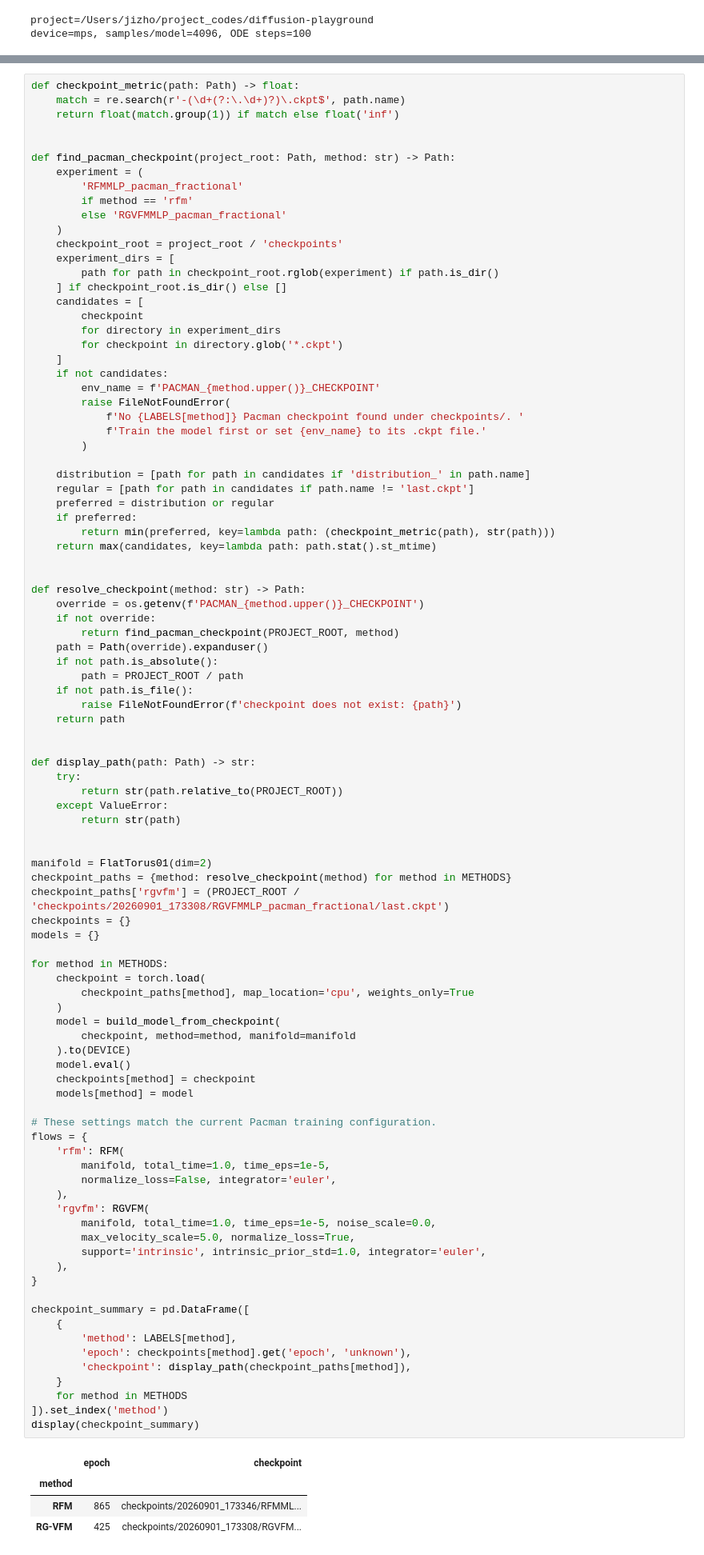
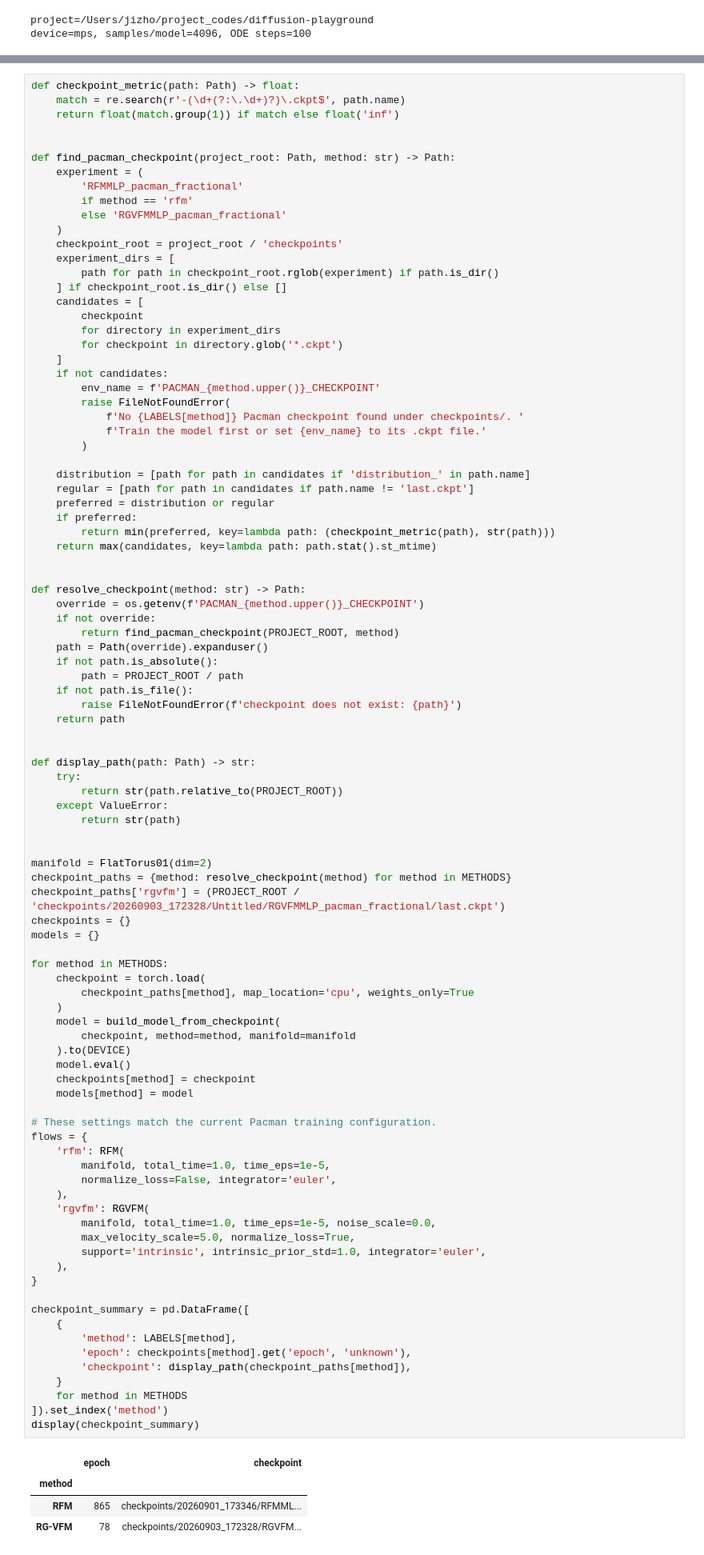
Before and after one commit to MateosCz/diffusion-playground, a Jupyter notebook: pacman_rfm_rgvfm_analysis.ipynb, the cells around one changed output, grey strips where cells are left out. Shown at 80% size. Drawn from its saved outputs; the diff is of its cells as text.

```diff
--- a/pacman_rfm_rgvfm_analysis.ipynb
+++ b/pacman_rfm_rgvfm_analysis.ipynb
@@ -116,7 +116,7 @@ def display_path(path: Path) -> str:
 
 manifold = FlatTorus01(dim=2)
 checkpoint_paths = {method: resolve_checkpoint(method) for method in METHODS}
-checkpoint_paths['rgvfm'] = (PROJECT_ROOT / 'checkpoints/20260901_173308/RGVFMMLP_pacman_fractional/last.ckpt')
+checkpoint_paths['rgvfm'] = (PROJECT_ROOT / 'checkpoints/20260903_172328/Untitled/RGVFMMLP_pacman_fractional/last.ckpt')
 checkpoints = {}
 models = {}
 
@@ -130,34 +130,34 @@ for method in METHODS:
     model.eval()
     checkpoints[method] = checkpoint
     models[method] = model
 
 # These settings match the current Pacman training configuration.
 flows = {
     'rfm': RFM(
         manifold, total_time=1.0, time_eps=1e-5,
         normalize_loss=False, integrator='euler',
     ),
     'rgvfm': RGVFM(
         manifold, total_time=1.0, time_eps=1e-5, noise_scale=0.0,
         max_velocity_scale=5.0, normalize_loss=True,
         support='intrinsic', intrinsic_prior_std=1.0, integrator='euler',
     ),
 }
 
 checkpoint_summary = pd.DataFrame([
     {
         'method': LABELS[method],
         'epoch': checkpoints[method].get('epoch', 'unknown'),
         'checkpoint': display_path(checkpoint_paths[method]),
     }
     for method in METHODS
 ]).set_index('method')
 display(checkpoint_summary)
 # %% [output]
 |  | epoch | checkpoint |
 | method |  |  |
 | RFM | 865 | checkpoints/20260901_173346/RFMML... |
-| RG-VFM | 425 | checkpoints/20260901_173308/RGVFM... |
+| RG-VFM | 78 | checkpoints/20260903_172328/RGVFM... |
 # %% [markdown]
 ## 3. Pacman reference distribution
 
```
Also changed, not shown: parts of 5 cells of this notebook, 3 other files.
